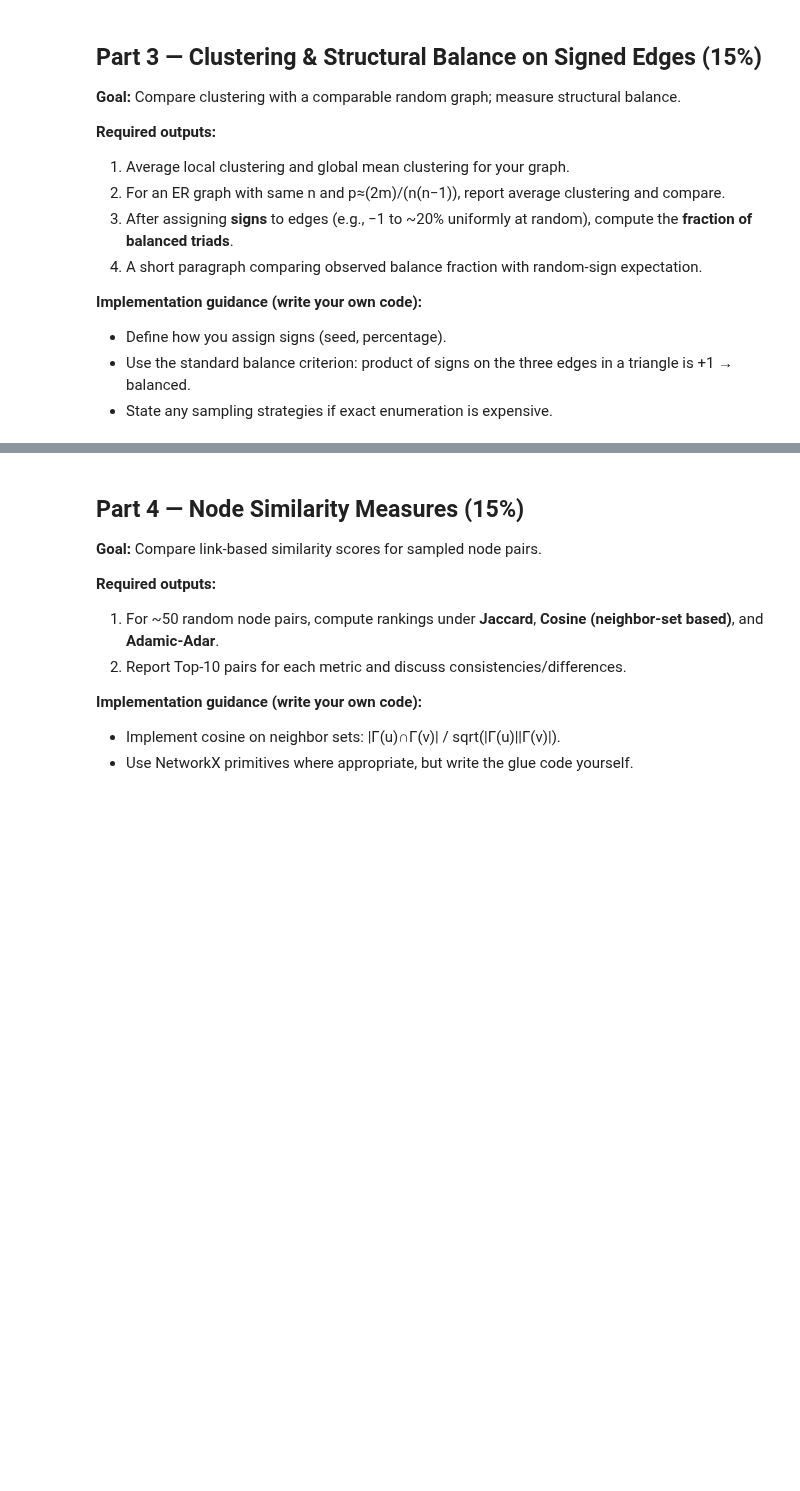
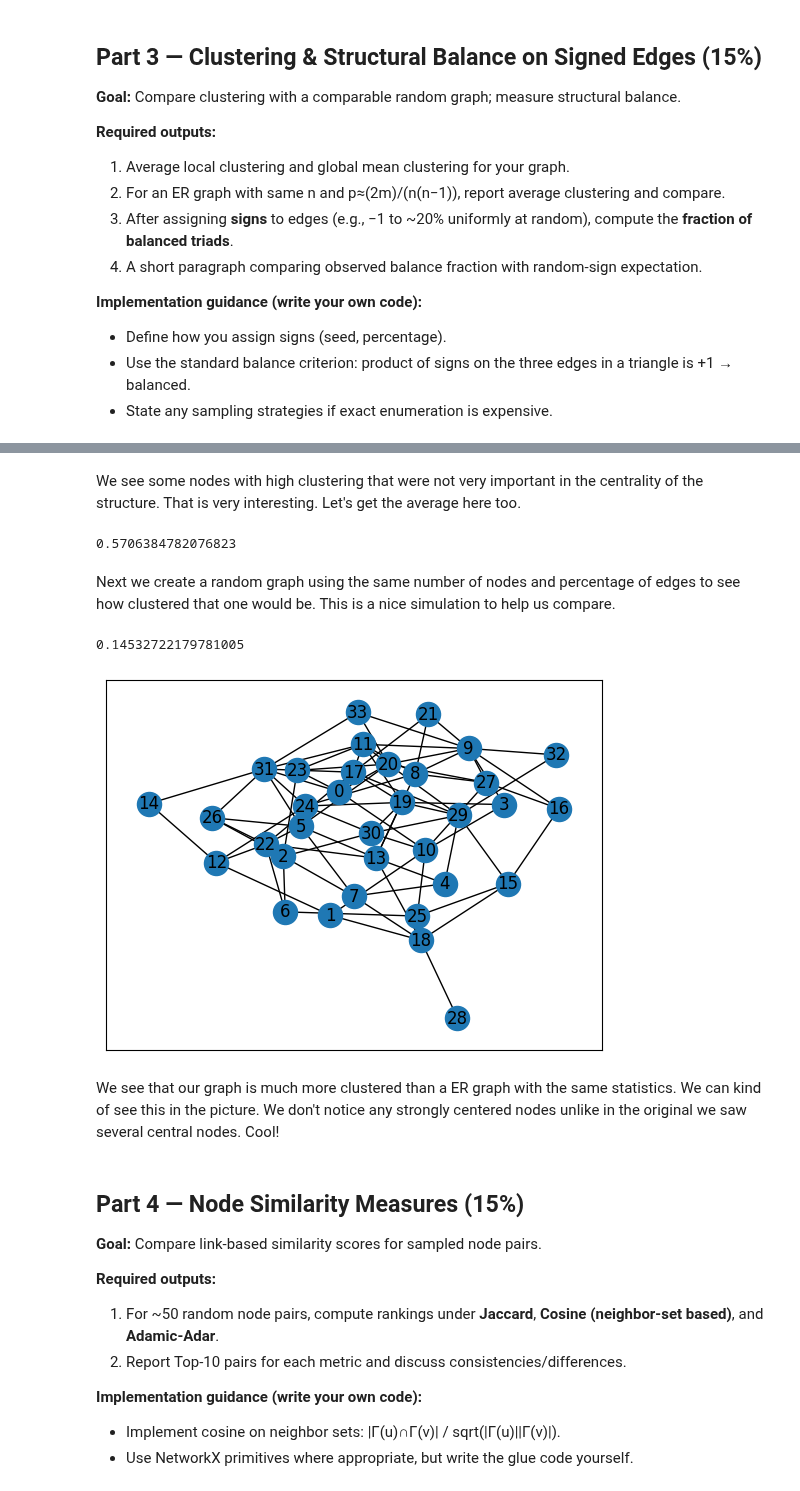
Before and after one commit to nurfnick/NetworkScience, a Jupyter notebook: HomeworkAssignments/Project2.ipynb, the cells around one changed output, grey strips where cells are left out. Cells and saved outputs as stored; diff of their text form; code cells hidden in the pictures; blank space fills up the shorter version.

Commit message:
clustering is started

```diff
--- a/HomeworkAssignments/Project2.ipynb
+++ b/HomeworkAssignments/Project2.ipynb
@@ -276,3 +297,22 @@ Above is a quick visualization of the clique that appeared first (and most often
+# %% [markdown]
+We see some nodes with high clustering that were not very important in the centrality of the structure.  That is very interesting.  Let's get the average here too.
+# %%
+nx.average_clustering(G)
+# %% [output]
+0.5706384782076823
+# %% [markdown]
+Next we create a random graph using the same number of nodes and percentage of edges to see how clustered that one would be.  This is a nice simulation to help us compare.
+# %%
+rG = nx.random_graphs.erdos_renyi_graph(n=nx.number_of_nodes(G), p=2*nx.number_of_edges(G)/(nx.number_of_nodes(G)*(nx.number_of_nodes(G)-1)))
+nx.average_clustering(rG)
+# %% [output]
+0.14532722179781005
+# %%
+nx.draw_networkx(rG)
+# %% [output]
+[figure, added]
+# %% [markdown]
+We see that our graph is much more clustered than a ER graph with the same statistics.  We can kind of see this in the picture.  We don't notice any strongly centered nodes unlike in the original we saw several central nodes.  Cool!
 # %% [markdown]
 
 ## Part 4 — Node Similarity Measures (15%)
```
Also changed, not shown: parts of 8 cells of this notebook.
